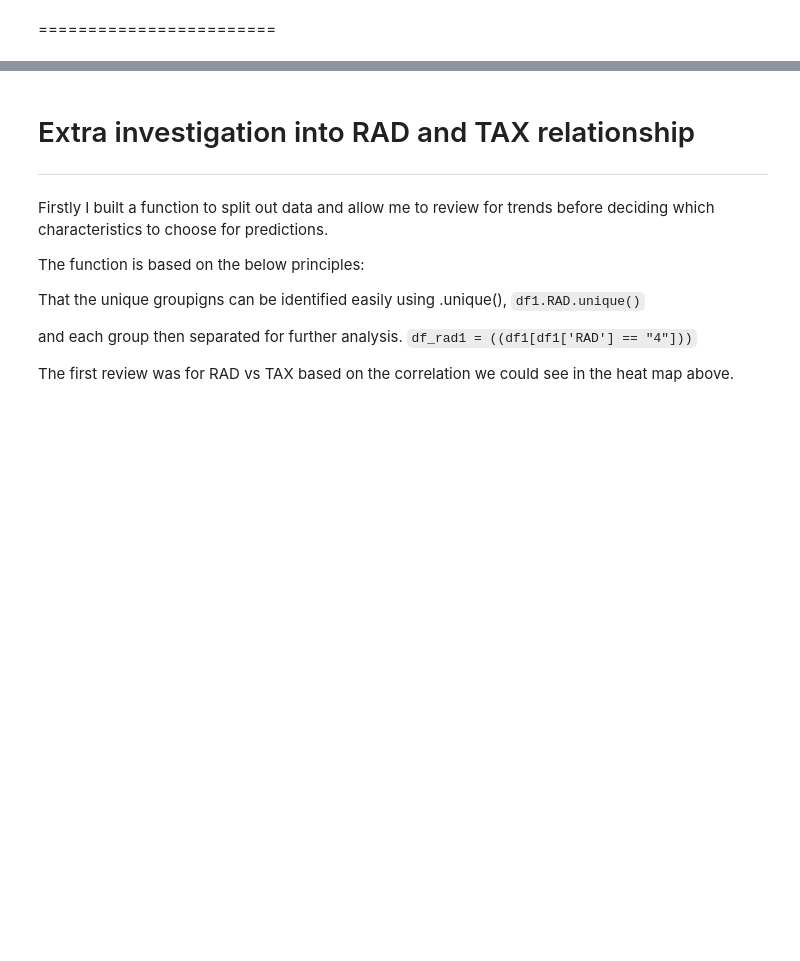
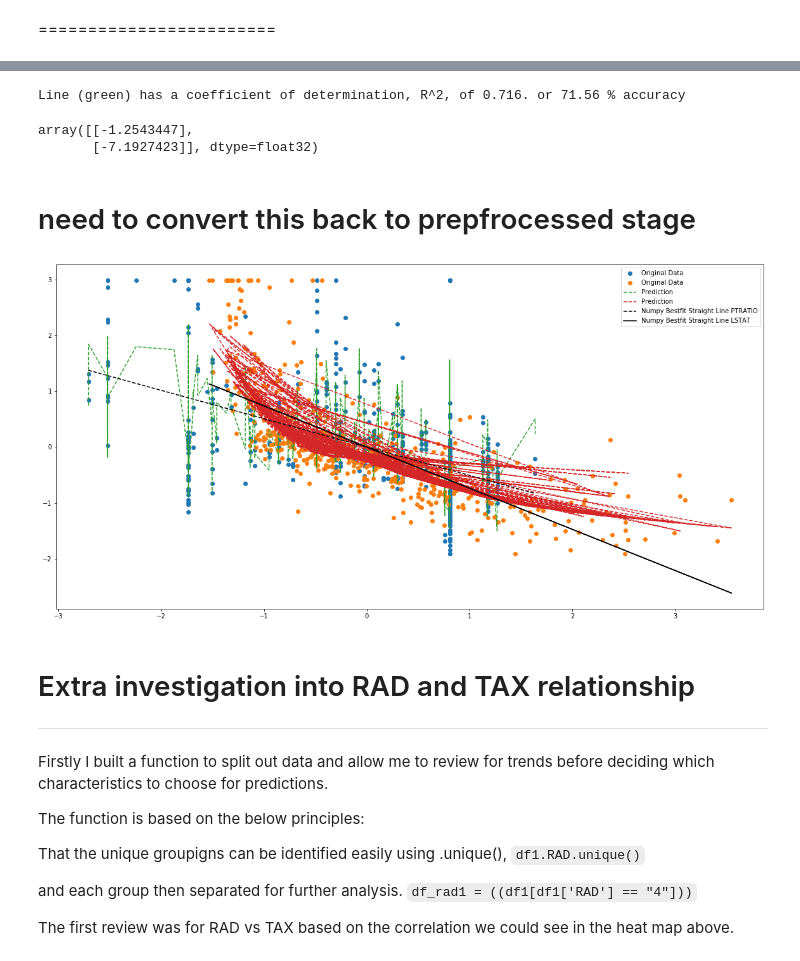
Before and after one commit to eimearbutler7/Sem_4_Machine_Learning_Assessment, a Jupyter notebook: Boston House Prices.ipynb.ipynb, the cells around one changed output, grey strips where cells are left out. Saved outputs shown, nothing was run; the diff lists cells and outputs as text; code cells hidden in the pictures; blank space fills up the shorter version.

```diff
--- a/Boston House Prices.ipynb.ipynb
+++ b/Boston House Prices.ipynb.ipynb
@@ -309,0 +437,25 @@ KeyboardInterrupt:
+# %%
+from sklearn import preprocessing
+train_data1 = preprocessing.scale(df_copy3[['PTRATIO', 'LSTAT']])
+test_data1 = preprocessing.scale(df_copy3[['MEDV']])
+# %%
+inputs3 = train_data1
+output3 = test_data1
+
+### Create a new neural network.
+q = kr.models.Sequential()
+
+# Add neurons
+q.add(kr.layers.Dense(20, input_dim=2, activation="relu")) #adjusting from 10 to 30,improves loss to 41.x at epoch 45, visually looks v.close
+q.add(kr.layers.Dense(45, activation="linear")) #adjusting from 10 to 30,improves loss to 41.x at epoch 45, visually looks v.close
+q.add(kr.layers.Dense(20, activation="relu")) #adjusting from 10 to 30,improves loss to 41.x at epoch 45, visually looks v.close
+q.add(kr.layers.Dense(1, activation="linear")) #adjusting from 10 to 30,improves loss to 41.x at epoch 45, visually looks v.close
+
+# Compile the model.
+q.compile(loss="mean_squared_error", optimizer="Nadam") # through testing the optomisers from the https://keras.io/optimizers/ website, the best was found to be Adadelta
+
+# Train the model.
+q.fit(inputs3, output3, epochs=25,batch_size=10)
+
+# Run each x value through the neural network.
+q_3 = q.predict(inputs3)
@@ -310,3 +480,37 @@ KeyboardInterrupt:
+# %%
+#Calculate the performance of this model but only if viewing it as a linear model
+score = performance_metric(output3, q_3)
+print ("Line (green) has a coefficient of determination, R^2, of {:.3f}.".format(score), "or", round(score*100, 2) , "% accuracy")
+# %% [output]
+Line (green) has a coefficient of determination, R^2, of 0.716. or 71.56 % accuracy
+# %%
+input_test = [2,15]
+q_4a = pd.DataFrame(input_test)
+q_4 = n.predict(q_4a)
+q_4
+# %% [output]
+array([[-1.2543447],
+       [-7.1927423]], dtype=float32)
+# %% [markdown]
+# need to convert this back to prepfrocessed stage
+# %%
+
+plt.plot(inputs3,output3, 'o', label='Original Data')
+
+plt.plot(inputs3, q_3, '--', label='Prediction')
+
+z_df3= np.polyfit(inputs2, output2, 1)
+p4 = np.poly1d(z_df3) #use ployfit function to determine least squares polynomial line fit, where 1 is the Degree of the fitting the polynomial
+plt.plot(inputs2,p4(inputs2),"k--", label='Numpy Bestfit Straight Line PTRATIO') #Reference: Ian McLoughlin "Simple Linear Regression with NumPy" Jupyter Notebook, Semester 2 GMIT
+
+z_df4= np.polyfit(inputs, output, 1)
+p5 = np.poly1d(z_df4) #use ployfit function to determine least squares polynomial line fit, where 1 is the Degree of the fitting the polynomial
+plt.plot(inputs,p5(inputs),"k-", label='Numpy Bestfit Straight Line LSTAT') #Reference: Ian McLoughlin "Simple Linear Regression with NumPy" Jupyter Notebook, Semester 2 GMIT
+
+plt.legend()
+plt.show()
+# %% [output]
+[figure, added]
 # %% [markdown]
 # Extra investigation into RAD and TAX relationship
 
```
Also changed, not shown: parts of 26 cells of this notebook.
